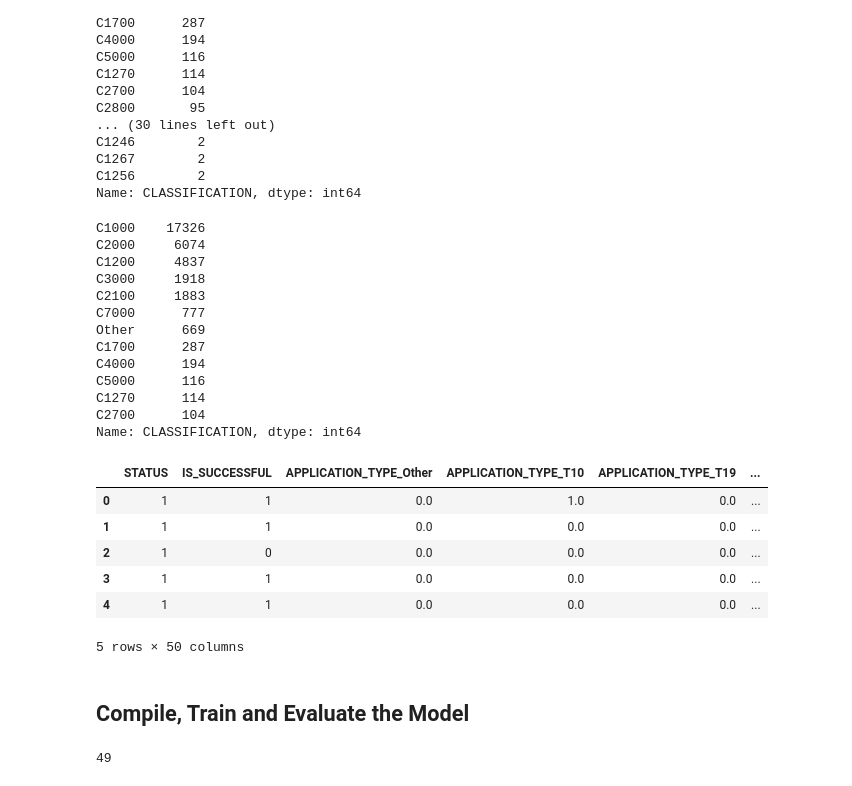
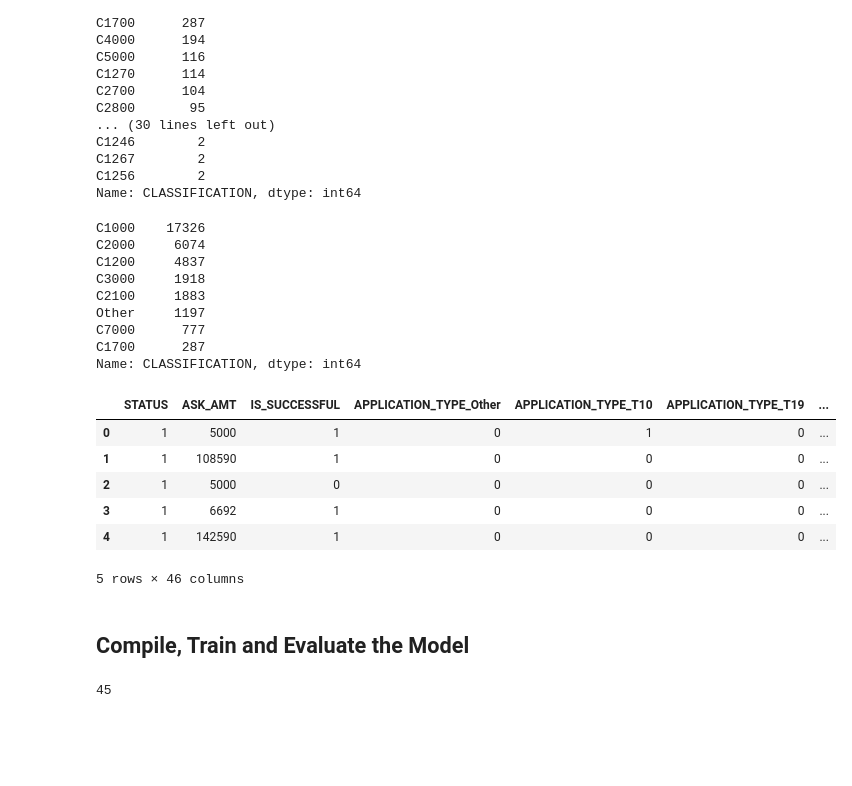
Before and after one commit to tebohl/Charity-Funding-Predictor, a Jupyter notebook: AlphabetSoupCharity_Optimzation.ipynb, the cells around one changed output. Saved outputs shown, nothing was run; the diff lists cells and outputs as text; code cells hidden in the pictures; blank space fills up the shorter version.

```diff
--- a/AlphabetSoupCharity_Optimzation.ipynb
+++ b/AlphabetSoupCharity_Optimzation.ipynb
@@ -20,7 +20,7 @@ application_df.head()
 | 4 | 10556103 | GENETIC RESEARCH INSTITUTE OF THE... | T3 | Independent | C1000 | Heathcare | Trust | 1 | ... |
 # %%
 # Drop the non-beneficial columns
-new_app_df= application_df.drop(['EIN', 'NAME', 'ASK_AMT'], axis=1)
+new_app_df= application_df.drop(['EIN', 'NAME'], axis=1)
 new_app_df.head()
 # %% [output]
 |  | APPLICATION_TYPE | AFFILIATION | CLASSIFICATION | USE_CASE | ORGANIZATION | STATUS | INCOME_AMT | ... |
@@ -69,7 +70,7 @@ Name: APPLICATION_TYPE, dtype: int64
 # %%
 # Choose a cutoff value and create a list of application types to be replaced
 # use the variable name `application_types_to_replace`
-application_types_to_replace = app_series[app_series < 100].index.tolist()
+application_types_to_replace = app_series[app_series < 500].index.tolist()
 
 # Replace in dataframe
 for app in application_types_to_replace:
@@ -131,7 +131,7 @@ Name: CLASSIFICATION, dtype: int64
 # %%
 # Choose a cutoff value and create a list of classifications to be replaced
 # use the variable name `classifications_to_replace`
-classifications_to_replace = class_series[class_series < 100].index.tolist()
+classifications_to_replace = class_series[class_series < 200].index.tolist()
 
 # Replace in dataframe
 for cls in classifications_to_replace:
@@ -145,25 +145,21 @@ C2000     6074
 C1200     4837
 C3000     1918
 C2100     1883
+Other     1197
 C7000      777
-Other      669
 C1700      287
-C4000      194
-C5000      116
-C1270      114
-C2700      104
 Name: CLASSIFICATION, dtype: int64
 # %%
 # Convert categorical data to numeric with `pd.get_dummies`
-new_app_df = pd.get_dummies(new_app_df,dtype=float)
+new_app_df = pd.get_dummies(new_app_df)
 new_app_df.head()
 # %% [output]
-|  | STATUS | IS_SUCCESSFUL | APPLICATION_TYPE_Other | APPLICATION_TYPE_T10 | APPLICATION_TYPE_T19 | ... |
-| 0 | 1 | 1 | 0.0 | 1.0 | 0.0 | ... |
-| 1 | 1 | 1 | 0.0 | 0.0 | 0.0 | ... |
-| 2 | 1 | 0 | 0.0 | 0.0 | 0.0 | ... |
-| 3 | 1 | 1 | 0.0 | 0.0 | 0.0 | ... |
-| 4 | 1 | 1 | 0.0 | 0.0 | 0.0 | ... |
+|  | STATUS | ASK_AMT | IS_SUCCESSFUL | APPLICATION_TYPE_Other | APPLICATION_TYPE_T10 | APPLICATION_TYPE_T19 | ... |
+| 0 | 1 | 5000 | 1 | 0 | 1 | 0 | ... |
+| 1 | 1 | 108590 | 1 | 0 | 0 | 0 | ... |
+| 2 | 1 | 5000 | 0 | 0 | 0 | 0 | ... |
+| 3 | 1 | 6692 | 1 | 0 | 0 | 0 | ... |
+| 4 | 1 | 142590 | 1 | 0 | 0 | 0 | ... |
-5 rows × 50 columns
+5 rows × 46 columns
 # %%
 # Split our preprocessed data into our features and target arrays
@@ -188,7 +185,7 @@ X_test_scaled = X_scaler.transform(X_test)
 number_input_features = len(X_train[0])
 number_input_features
 # %% [output]
-49
+45
 # %%
 # Define the model - deep neural net, i.e., the number of input features and hidden nodes for each layer.
 hidden_nodes_layer1 = number_input_features*2
```
Also changed, not shown: parts of 6 cells of this notebook, 4 other files.
